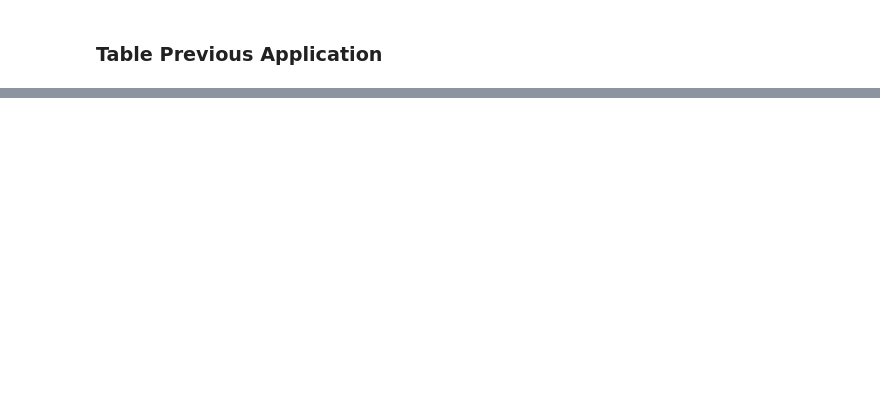
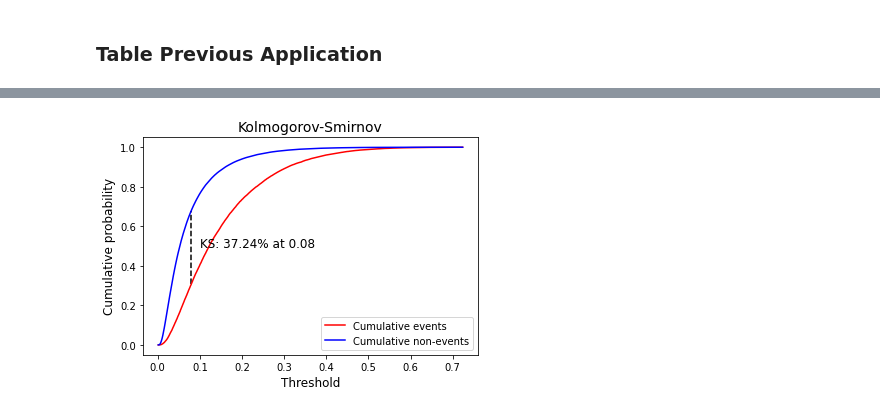
Before and after one commit to GabrielSGoncalves/optbinning_tutorial, a Jupyter notebook: 2020-05-18-gsg-home_credit_risk_with_optbinning.ipynb, the cells around one changed output, grey strips where cells are left out. Saved outputs shown, nothing was run; the diff lists cells and outputs as text; code cells hidden in the pictures; blank space fills up the shorter version.

```diff
--- a/2020-05-18-gsg-home_credit_risk_with_optbinning.ipynb
+++ b/2020-05-18-gsg-home_credit_risk_with_optbinning.ipynb
@@ -97,0 +237,22 @@ df_pos_cash.head()
+# %%
+binning_process = BinningProcess(
+    categorical_variables=categorical_features,
+    variable_names=list_variables,
+    selection_criteria=selection_criteria,
+)
+# %%
+lr = LogisticRegression(C=3, max_iter=1000, random_state=161)
+# %%
+# Scorecard
+scaling_method = "min_max"
+scaling_method_data = {"min": 0, "max": 1000}
+scorecard_full = Scorecard(
+    target='TARGET',
+    binning_process=binning_process,
+    estimator=lr,
+    scaling_method=scaling_method,
+    scaling_method_params=scaling_method_data,
+    intercept_based=False,
+    reverse_scorecard=True,
+)
+scorecard_full.fit(df_application_train)
@@ -97,0 +298,7 @@ df_pos_cash.head()
+# %%
+df_application_train.loc[:, "predict_proba"] = scorecard_full.predict_proba(df_application_train)[:, 1]
+df_application_train.loc[:, "score"] = scorecard_full.score(df_application_train)
+# %%
+plot_ks(df_application_train.TARGET, df_application_train.predict_proba)
+# %% [output]
+[figure, added]
```
Also changed, not shown: parts of 21 cells of this notebook.
